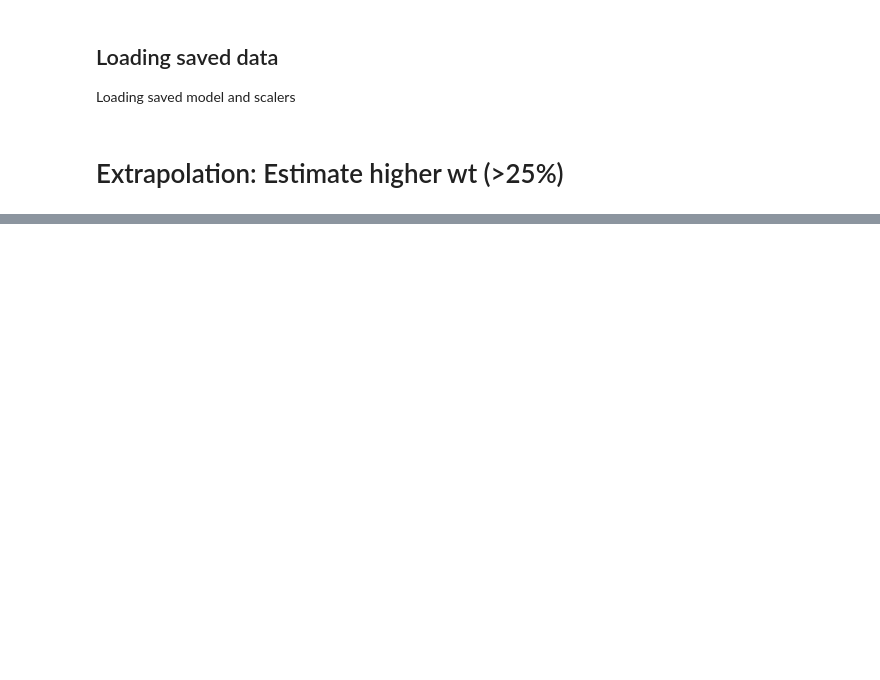
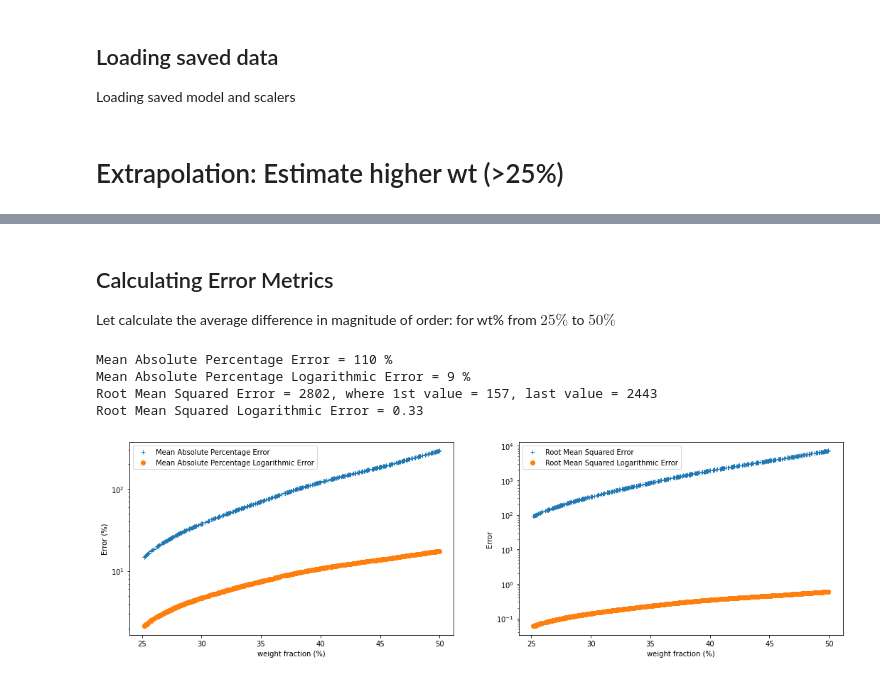
Before and after one commit to linhhlp/electrical-conductivity-nanocomposite, a Jupyter notebook: Step4_Evaluate_model.ipynb, the cells around one changed output, grey strips where cells are left out. Saved outputs shown, nothing was run; the diff lists cells and outputs as text; code cells hidden in the pictures; blank space fills up the shorter version.

```diff
--- a/Step4_Evaluate_model.ipynb
+++ b/Step4_Evaluate_model.ipynb
@@ -75,0 +83,51 @@ g = sns.scatterplot(data=compdata ,x="wt_l1", y ="conductivity", hue="labels" ,
+# %% [markdown]
+## Calculating Error Metrics
+
+Let calculate the average difference in magnitude of order: for wt% from $25\%$ to $50 \%$
+# %%
+wt_gt25_index = alldata.wt_l1 > 25
+conductivity_actual = alldata[wt_gt25_index].conductivity.copy()
+conductivity_Predicted = PredValSet_unknowndata72[wt_gt25_index].flatten() # compdata.conductivity.copy()
+x_range = X_unknowndata7[wt_gt25_index][:,2]
+
+################################### First Plot: Percentage Error ################################
+# Mean Absolute Percentage Error
+conductivity_mape_array = 100.0 * np.abs((conductivity_actual - conductivity_Predicted)/conductivity_actual)
+conductivity_mape = np.mean(conductivity_mape_array)
+# Mean Absolute Percentage Logarithmic Error
+conductivity_maple_array = 100.0 * np.abs(( safe_log10(conductivity_actual) -
+                                          safe_log10(conductivity_Predicted))/safe_log10(conductivity_actual) )
+conductivity_maple = np.mean(conductivity_maple_array)
+
+fig, (ax1, ax2) = plt.subplots(1, 2,figsize=(18,5))
+ax1.plot(x_range, conductivity_mape_array , label = "Mean Absolute Percentage Error", linestyle = 'None', marker="+")
+ax1.plot(x_range, conductivity_maple_array ,label = "Mean Absolute Percentage Logarithmic Error",
+             linestyle = 'None', marker="o")
+ax1.set(xlabel='weight fraction (%)', ylabel='Error (%)', yscale="log")
+ax1.legend();
+################################## Second Plot: Root Mean Squared ##################################
+import math
+# RMSE (Root Mean Squared Error)
+conductivity_rmse_array = np.abs(np.subtract(conductivity_actual, conductivity_Predicted))
+conductivity_rmse = math.sqrt(np.mean(np.square(conductivity_rmse_array)))
+# RMSLE (Root Mean Squared Logarithmic Error)
+conductivity_rmsle_array = np.abs(np.subtract(safe_log10(conductivity_actual), safe_log10(conductivity_Predicted)) )
+conductivity_rmsle = math.sqrt(np.mean(np.square(conductivity_rmsle_array)))
+
+ax2.plot(x_range, conductivity_rmse_array , label = "Root Mean Squared Error", linestyle = 'None', marker="+")
+ax2.plot(x_range, conductivity_rmsle_array, label = "Root Mean Squared Logarithmic Error",
+             linestyle = 'None', marker="o")
+ax2.set(xlabel='weight fraction (%)', ylabel='Error', yscale="log")
+ax2.legend();
+######################################## Print summary ###############################################
+print("Mean Absolute Percentage Error = {0:.0f} %".format(conductivity_mape))
+print("Mean Absolute Percentage Logarithmic Error = {0:.0f} %".format(conductivity_maple))
+print("Root Mean Squared Error = {0:.0f}, where 1st value = {1:.0f}, last value = {2:.0f}".format(
+            conductivity_rmse, conductivity_rmse_array.iloc[0],conductivity_rmse_array.iloc[-1]))
+print("Root Mean Squared Logarithmic Error = {0:.2f}".format(conductivity_rmsle))
+# %% [output]
+Mean Absolute Percentage Error = 110 %
+Mean Absolute Percentage Logarithmic Error = 9 %
+Root Mean Squared Error = 2802, where 1st value = 157, last value = 2443
+Root Mean Squared Logarithmic Error = 0.33
+[figure, added]
```
Also changed, not shown: parts of 9 cells of this notebook, 24 other files.
